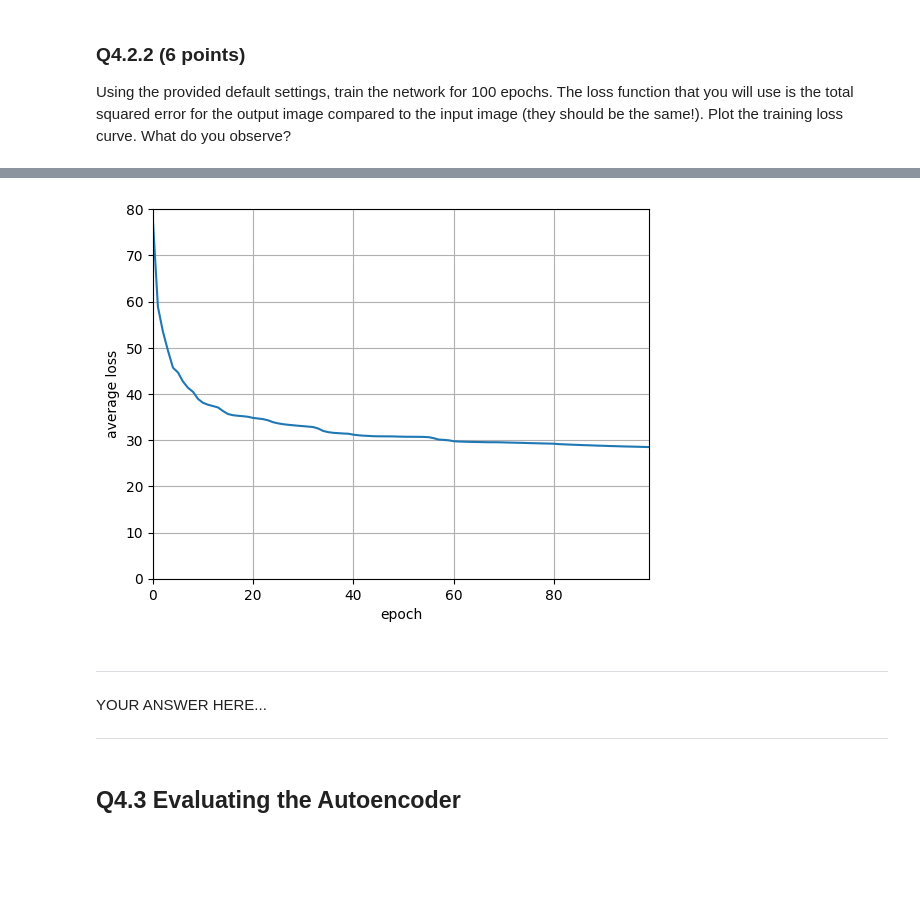
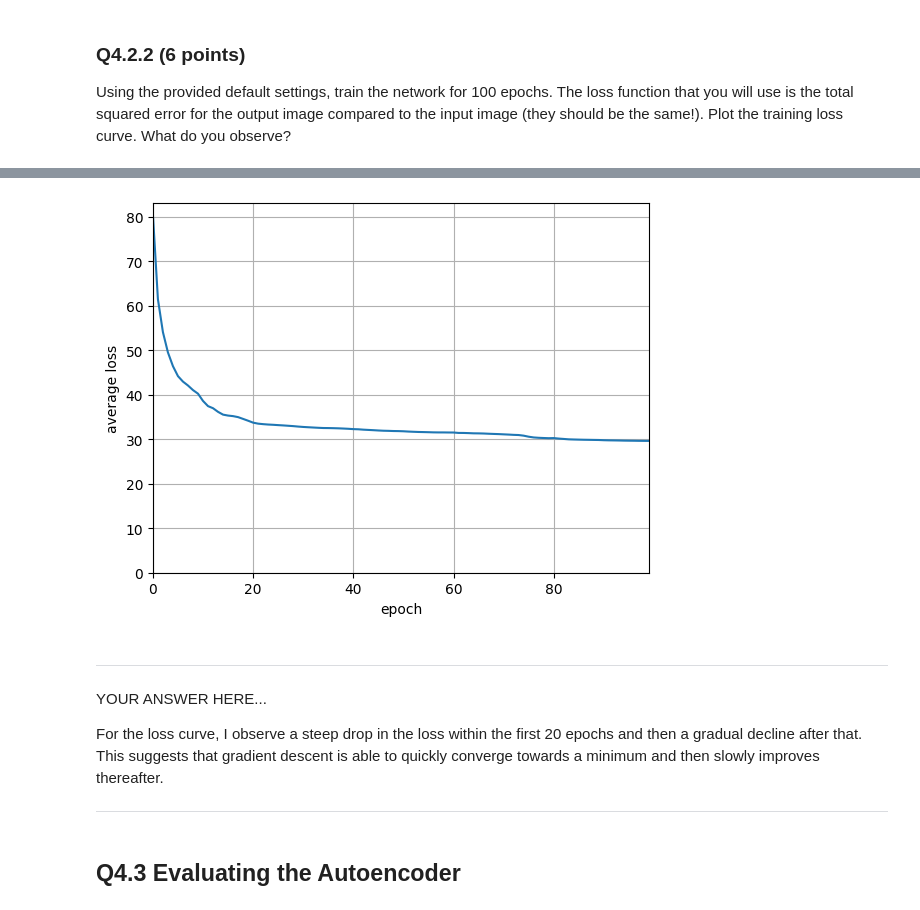
Before and after one commit to w3ichen/cv-hw, a Jupyter notebook: 16720/HW5_NeuralNetworks/HW5_NeuralNetworks.ipynb, the cells around one changed output, grey strips where cells are left out. Drawn from its saved outputs; the diff is of its cells as text; code cells hidden in the pictures; blank space fills up the shorter version.

```diff
--- a/16720/HW5_NeuralNetworks/HW5_NeuralNetworks.ipynb
+++ b/16720/HW5_NeuralNetworks/HW5_NeuralNetworks.ipynb
@@ -1287,8 +1293,8 @@ Using the provided default settings, train the network for 100 epochs. The loss
 # %%
 ########################### Q 4.2.1 & Q 4.2.2 ########################
 # the NIST36 dataset
-train_data = scipy.io.loadmat('/content/data/nist36_train.mat')
-valid_data = scipy.io.loadmat('/content/data/nist36_valid.mat')
+train_data = scipy.io.loadmat('data/nist36_train.mat')
+valid_data = scipy.io.loadmat('data/nist36_valid.mat')
 
 # we don't need labels now!
 train_x = train_data['train_data']
@@ -1302,6 +1308,13 @@ hidden_size = 32
 lr_rate = 20
 batches = get_random_batches(train_x,np.ones((train_x.shape[0],1)),batch_size)
 batch_num = len(batches)
+
+
+# Initialize momentum accumulators (zero-initialized)
+layer_names = ['layer1', 'layer2', 'layer3', 'output']
+for layer_name in layer_names:
+    params['M_W' + layer_name] = np.zeros_like(params['W' + layer_name])
+    params['M_b' + layer_name] = np.zeros_like(params['b' + layer_name])
 
 # should look like your previous training loops
 losses = []
@@ -1318,6 +1331,37 @@ for itr in range(max_iters):
 
         ##########################
         ##### your code here #####
+
+        # Forward pass
+        h1 = forward(xb, params, 'layer1', relu)
+        h2 = forward(h1, params, 'layer2', relu)
+        h3 = forward(h2, params, 'layer3', relu)
+        output = forward(h3, params, 'output', sigmoid)
+
+        # Compute loss (total squared error)
+        loss = np.sum((xb - output) ** 2)
+        total_loss += loss
+
+        # Backward pass
+        # delta is d/dx of (x-y)^2 = 2(y-x) where y=output, x=input
+        delta = 2 * (output - xb)
+
+        # Backpropagate through all layers
+        delta = backwards(delta, params, 'output', sigmoid_deriv)
+        delta = backwards(delta, params, 'layer3', relu_deriv)
+        delta = backwards(delta, params, 'layer2', relu_deriv)
+        backwards(delta, params, 'layer1', relu_deriv)
+
+        # Update with momentum: M_W = 0.9 * M_W - alpha * grad_W, then W = W + M_W
+        for layer_name in layer_names:
+            # Update momentum for weights
+            params['M_W' + layer_name] = 0.9 * params['M_W' + layer_name] - learning_rate * params['grad_W' + layer_name]
+            params['W' + layer_name] += params['M_W' + layer_name]
+
+            # Update momentum for biases
+            params['M_b' + layer_name] = 0.9 * params['M_b' + layer_name] - learning_rate * params['grad_b' + layer_name]
+            params['b' + layer_name] += params['M_b' + layer_name]
+
         ##########################
 
 
@@ -1356,10 +1400,12 @@ itr: 98          loss: 308212.44
-[figure, old version]
+[figure, new version]
-# %% [markdown]
----
-
-YOUR ANSWER HERE...
-
----
+# %% [markdown]
+---
+
+YOUR ANSWER HERE...
+
+For the loss curve, I observe a steep drop in the loss within the first 20 epochs and then a gradual decline after that. This suggests that gradient descent is able to quickly converge towards a minimum and then slowly improves thereafter.
+
+---
 # %% [markdown]
 ## Q4.3 Evaluating the Autoencoder
 # %% [markdown]
```
Also changed, not shown: parts of 8 cells of this notebook.
